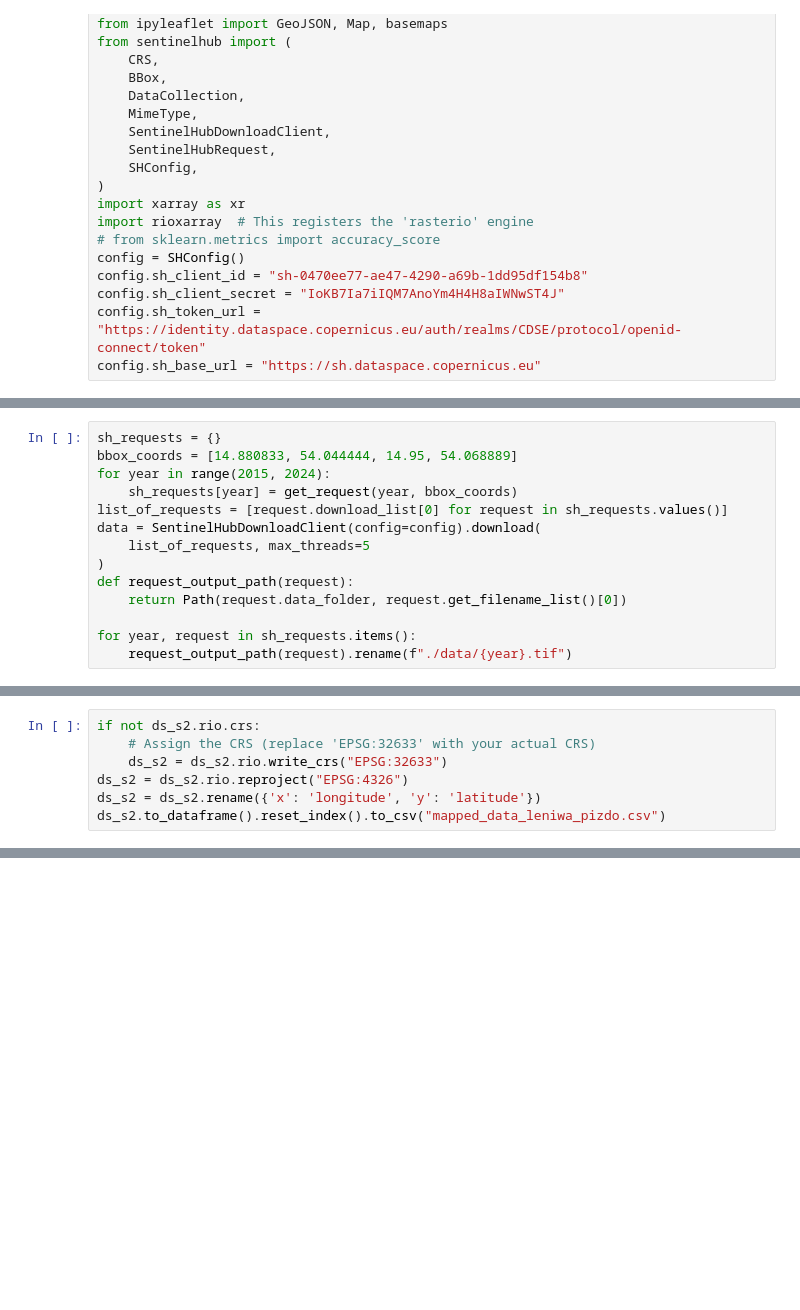
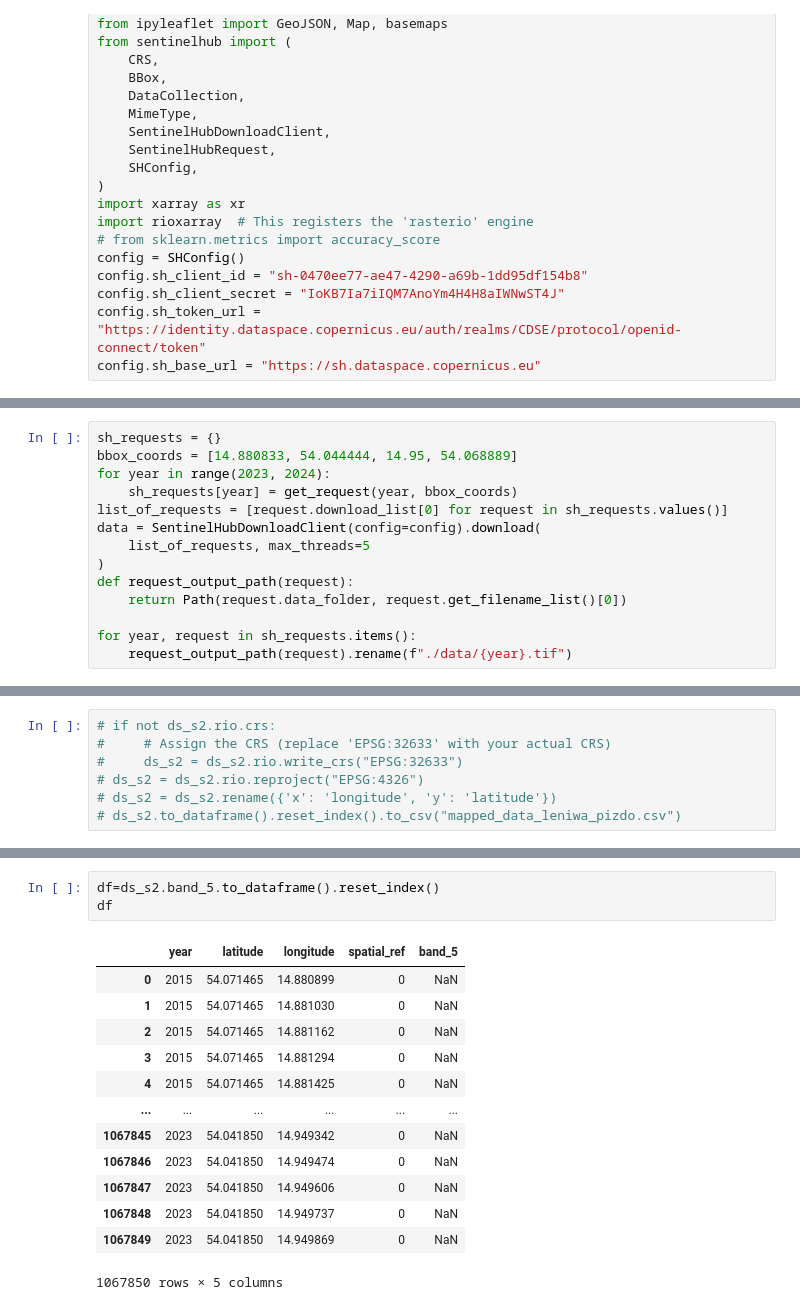
Before and after one commit to wz7475/cassini-connoissuers, a Jupyter notebook: data_retrieval/images.ipynb, the cells around one changed output, grey strips where cells are left out. Cells and saved outputs as stored; diff of their text form; blank space fills up the shorter version.

Commit message:
feat (data moisture idx): add moisture idx in 5h band

```diff
--- a/data_retrieval/images.ipynb
+++ b/data_retrieval/images.ipynb
@@ -112,7 +113,7 @@ def get_request(year, coors):
 # %%
 sh_requests = {}
 bbox_coords = [14.880833, 54.044444, 14.95, 54.068889]
-for year in range(2015, 2024):
+for year in range(2023, 2024):
     sh_requests[year] = get_request(year, bbox_coords)
 list_of_requests = [request.download_list[0] for request in sh_requests.values()]
 data = SentinelHubDownloadClient(config=config).download(
@@ -151,7 +163,7 @@ ValueError: unrecognized chunk manager dask - must be one of: []
 # %%
-if not ds_s2.rio.crs:
-    # Assign the CRS (replace 'EPSG:32633' with your actual CRS)
-    ds_s2 = ds_s2.rio.write_crs("EPSG:32633")
-ds_s2 = ds_s2.rio.reproject("EPSG:4326")
-ds_s2 = ds_s2.rename({'x': 'longitude', 'y': 'latitude'})
-ds_s2.to_dataframe().reset_index().to_csv("mapped_data_leniwa_pizdo.csv")
+# if not ds_s2.rio.crs:
+#     # Assign the CRS (replace 'EPSG:32633' with your actual CRS)
+#     ds_s2 = ds_s2.rio.write_crs("EPSG:32633")
+# ds_s2 = ds_s2.rio.reproject("EPSG:4326")
+# ds_s2 = ds_s2.rename({'x': 'longitude', 'y': 'latitude'})
+# ds_s2.to_dataframe().reset_index().to_csv("mapped_data_leniwa_pizdo.csv")
@@ -158,3 +191,20 @@ ds_s2.to_dataframe().reset_index().to_csv("mapped_data_leniwa_pizdo.csv")
+# %%
+df=ds_s2.band_5.to_dataframe().reset_index()
+df
+# %% [output]
+|  | year | latitude | longitude | spatial_ref | band_5 |
+| 0 | 2015 | 54.071465 | 14.880899 | 0 | NaN |
+| 1 | 2015 | 54.071465 | 14.881030 | 0 | NaN |
+| 2 | 2015 | 54.071465 | 14.881162 | 0 | NaN |
+| 3 | 2015 | 54.071465 | 14.881294 | 0 | NaN |
+| 4 | 2015 | 54.071465 | 14.881425 | 0 | NaN |
+| ... | ... | ... | ... | ... | ... |
+| 1067845 | 2023 | 54.041850 | 14.949342 | 0 | NaN |
+| 1067846 | 2023 | 54.041850 | 14.949474 | 0 | NaN |
+| 1067847 | 2023 | 54.041850 | 14.949606 | 0 | NaN |
+| 1067848 | 2023 | 54.041850 | 14.949737 | 0 | NaN |
+| 1067849 | 2023 | 54.041850 | 14.949869 | 0 | NaN |
+1067850 rows × 5 columns
 # %%
 df=ds_s2.band_4.to_dataframe().reset_index()
 df
```
Also changed, not shown: parts of 5 cells of this notebook.
